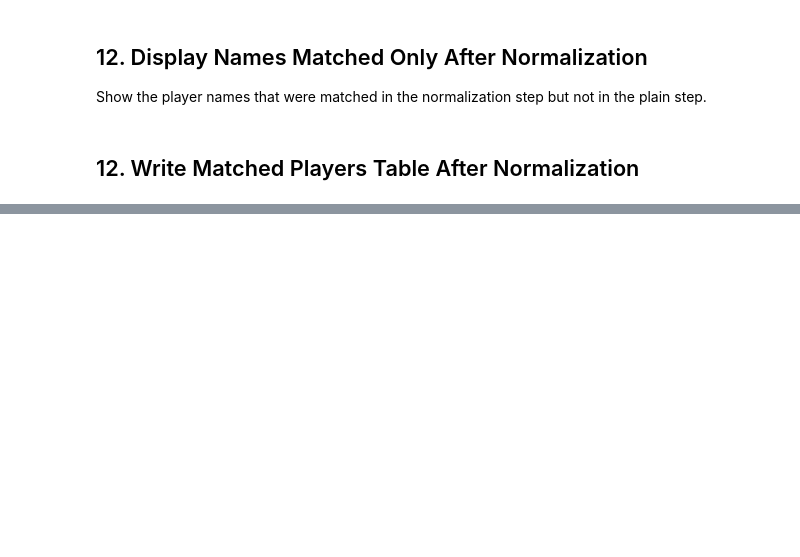
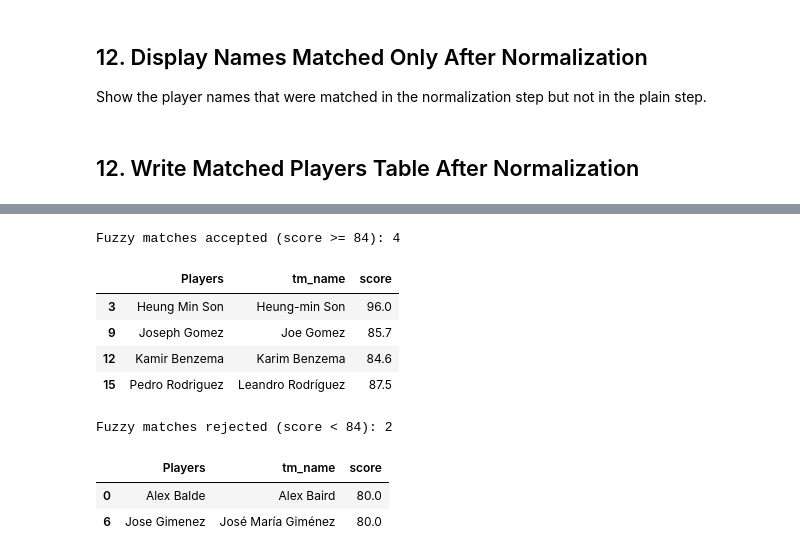
Before and after one commit to albertsuchvi/DataIntegrationQuality, a Jupyter notebook: Integration/01player_name_matching.ipynb, the cells around one changed output, grey strips where cells are left out. Saved outputs shown, nothing was run; the diff lists cells and outputs as text; code cells hidden in the pictures; blank space fills up the shorter version.

```diff
--- a/Integration/01player_name_matching.ipynb
+++ b/Integration/01player_name_matching.ipynb
@@ -184,0 +351,23 @@ print("Matched players with all data have been saved to 'matched_players_full.cs
+# %%
+FUZZY_THRESHOLD = 84
+
+best_candidates_df = fuzzy_candidates_df[fuzzy_candidates_df['rank'] == 1]
+accepted_fuzzy_df = best_candidates_df[best_candidates_df['score'] >= FUZZY_THRESHOLD]
+rejected_fuzzy_df = best_candidates_df[best_candidates_df['score'] < FUZZY_THRESHOLD]
+
+print(f"Fuzzy matches accepted (score >= {FUZZY_THRESHOLD}): {len(accepted_fuzzy_df)}")
+display(accepted_fuzzy_df[['Players', 'tm_name', 'score']])
+
+print(f"Fuzzy matches rejected (score < {FUZZY_THRESHOLD}): {len(rejected_fuzzy_df)}")
+display(rejected_fuzzy_df[['Players', 'tm_name', 'score']])
+# %% [output]
+Fuzzy matches accepted (score >= 84): 4
+|  | Players | tm_name | score |
+| 3 | Heung Min Son | Heung-min Son | 96.0 |
+| 9 | Joseph Gomez | Joe Gomez | 85.7 |
+| 12 | Kamir Benzema | Karim Benzema | 84.6 |
+| 15 | Pedro Rodriguez | Leandro Rodríguez | 87.5 |
+Fuzzy matches rejected (score < 84): 2
+|  | Players | tm_name | score |
+| 0 | Alex Balde | Alex Baird | 80.0 |
+| 6 | Jose Gimenez | José María Giménez | 80.0 |
```
Also changed, not shown: parts of 13 cells of this notebook, 2 other files.
